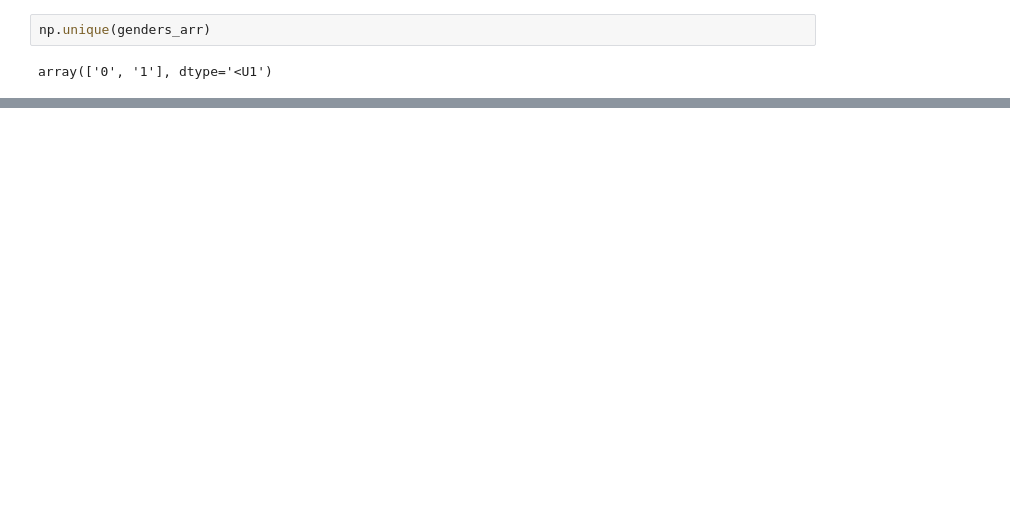
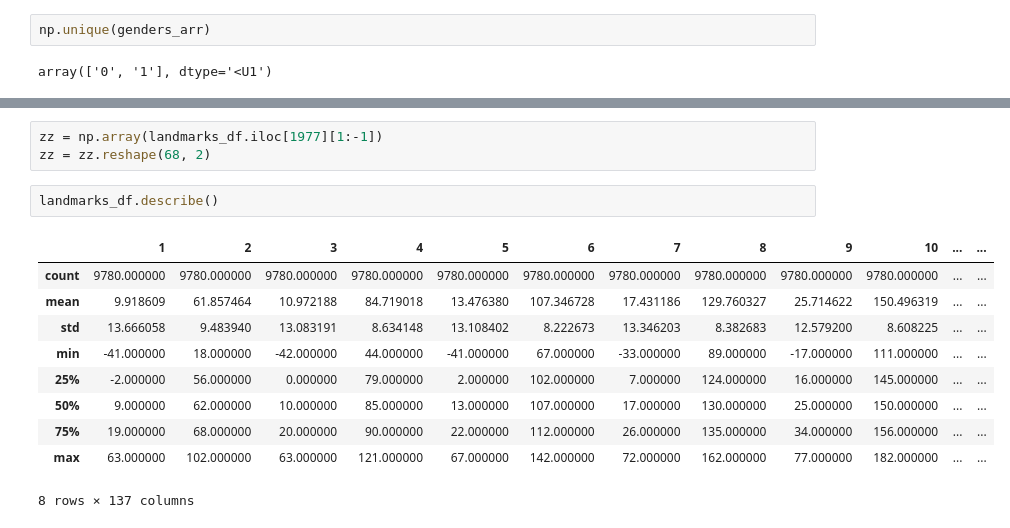
Before and after one commit to ivanshin/Faces_UTK, a Jupyter notebook: research/dataset_exploration.ipynb, the cells around one changed output, grey strips where cells are left out. Saved outputs shown, nothing was run; the diff lists cells and outputs as text; blank space fills up the shorter version.

```diff
--- a/research/dataset_exploration.ipynb
+++ b/research/dataset_exploration.ipynb
@@ -165,0 +205,16 @@ Text(0.5, 1.0, 'Shapes')
+# %%
+zz = np.array(landmarks_df.iloc[1977][1:-1])
+zz = zz.reshape(68, 2)
+# %%
+landmarks_df.describe()
+# %% [output]
+|  | 1 | 2 | 3 | 4 | 5 | 6 | 7 | 8 | 9 | 10 | ... | ... |
+| count | 9780.000000 | 9780.000000 | 9780.000000 | 9780.000000 | 9780.000000 | 9780.000000 | 9780.000000 | 9780.000000 | 9780.000000 | 9780.000000 | ... | ... |
+| mean | 9.918609 | 61.857464 | 10.972188 | 84.719018 | 13.476380 | 107.346728 | 17.431186 | 129.760327 | 25.714622 | 150.496319 | ... | ... |
+| std | 13.666058 | 9.483940 | 13.083191 | 8.634148 | 13.108402 | 8.222673 | 13.346203 | 8.382683 | 12.579200 | 8.608225 | ... | ... |
+| min | -41.000000 | 18.000000 | -42.000000 | 44.000000 | -41.000000 | 67.000000 | -33.000000 | 89.000000 | -17.000000 | 111.000000 | ... | ... |
+| 25% | -2.000000 | 56.000000 | 0.000000 | 79.000000 | 2.000000 | 102.000000 | 7.000000 | 124.000000 | 16.000000 | 145.000000 | ... | ... |
+| 50% | 9.000000 | 62.000000 | 10.000000 | 85.000000 | 13.000000 | 107.000000 | 17.000000 | 130.000000 | 25.000000 | 150.000000 | ... | ... |
+| 75% | 19.000000 | 68.000000 | 20.000000 | 90.000000 | 22.000000 | 112.000000 | 26.000000 | 135.000000 | 34.000000 | 156.000000 | ... | ... |
+| max | 63.000000 | 102.000000 | 63.000000 | 121.000000 | 67.000000 | 142.000000 | 72.000000 | 162.000000 | 77.000000 | 182.000000 | ... | ... |
+8 rows × 137 columns
```
Also changed, not shown: parts of 16 cells of this notebook.
